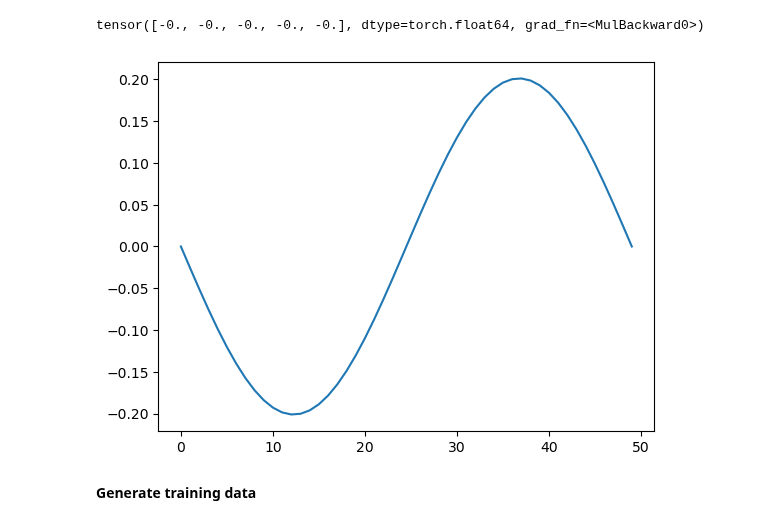
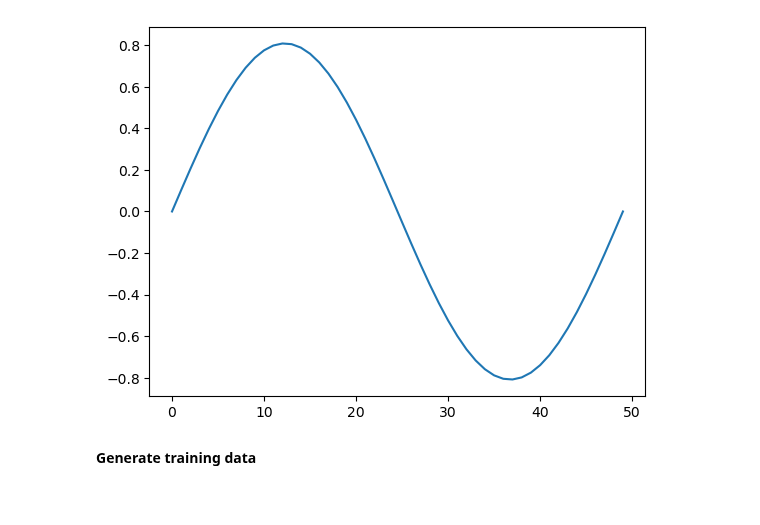
Before and after one commit to AITricia/ENM5320, a Jupyter notebook: Code/nonlinearLearnableHamiltonian.ipynb, the cells around one changed output. Cells and saved outputs as stored; diff of their text form; code cells hidden in the pictures.

```diff
--- a/Code/nonlinearLearnableHamiltonian.ipynb
+++ b/Code/nonlinearLearnableHamiltonian.ipynb
@@ -81,39 +70,22 @@ class FiniteDifferenceOperator(nn.Module):
 # %%
 # Parameters
 L = 1.0  # Length of the domain
-nx = 5  # Number of spatial points
+nx = 50  # Number of spatial points
 
 # Discretization
 x = torch.from_numpy(np.linspace(0, L, nx,dtype=np.float64))
 dx = x[1]-x[0]
 dt = 0.25*dx
 
 Dx = FiniteDifferenceOperator(1,1,dx)  # Finite difference operator w a neighbor on either side
 def getData(x,k):
-  return 0*x + 1  #0*torch.sin(k*x)
+  return 1+1.*torch.sin(2.*np.pi*x)
 u = getData(x,1.0)
-Dx(u)
+
+plt.plot(Dx(u).detach().numpy()/(4.*np.pi**2))
+plt.show()
 # %% [output]
-tensor([-0., -0., -0., -0., -0.], dtype=torch.float64, grad_fn=<MulBackward0>)
+[figure, added]
-# %%
-# Parameters
-L = 1.0  # Length of the domain
-nx = 50  # Number of spatial points
-
-# Discretization
-x = torch.from_numpy(np.linspace(0, L, nx,dtype=np.float64))
-dx = x[1]-x[0]
-dt = 0.25*dx
-
-Dx = FiniteDifferenceOperator(1,1,dx)  # Finite difference operator w a neighbor on either side
-def getData(x,k):
-  return 1+1.*torch.sin(2.*np.pi*x)
-u = getData(x,1.0)
-
-plt.plot(Dx(u).detach().numpy())
-plt.show()
-# %% [output]
-[figure, removed]
 # %% [markdown]
 **Generate training data**
 # %% [markdown]
```
Also changed, not shown: parts of 9 cells of this notebook.
